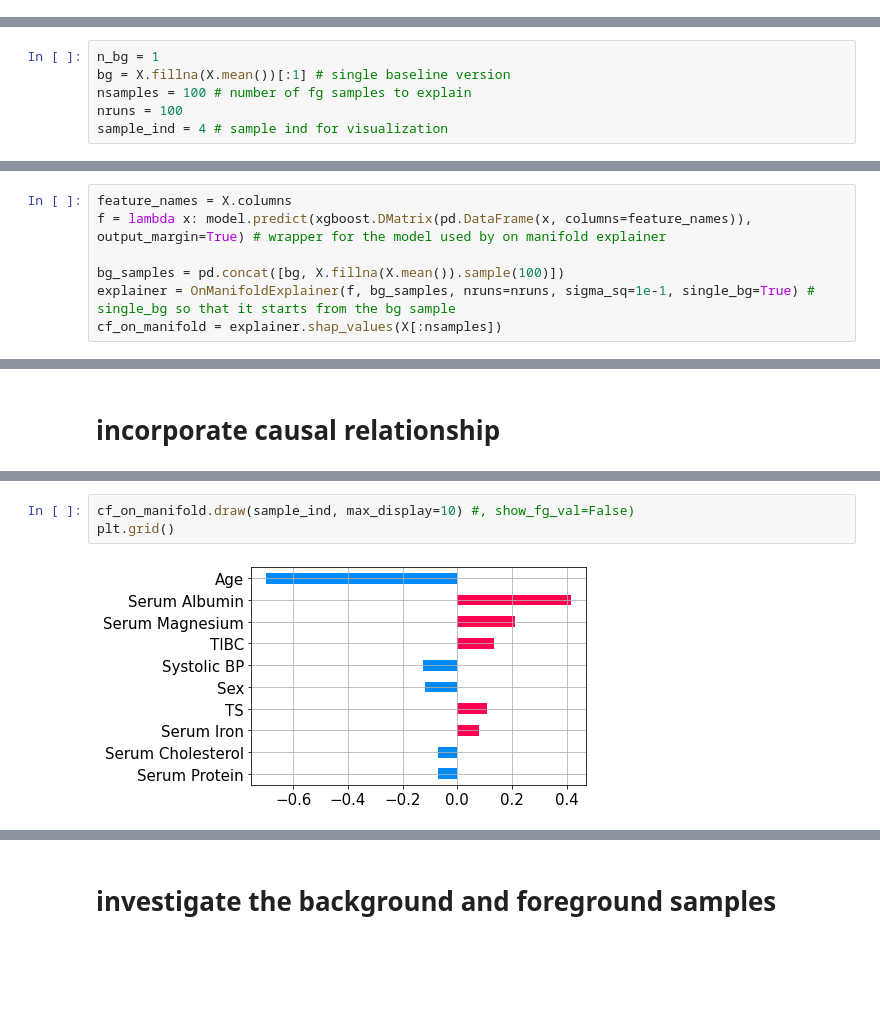
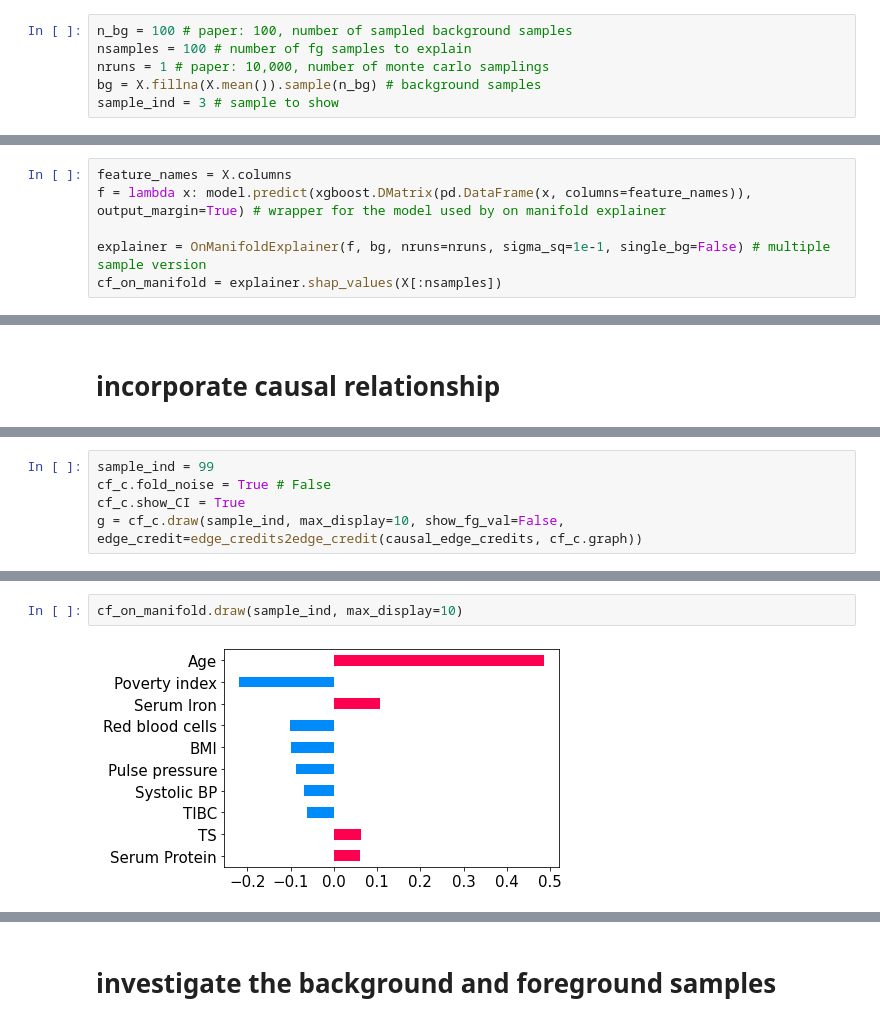
Before and after one commit to nathanwang000/Shapley-Flow, a Jupyter notebook: clean_notebooks/nutrition.ipynb, the cells around one changed output, grey strips where cells are left out. Cells and saved outputs as stored; diff of their text form; blank space fills up the shorter version.

```diff
--- a/clean_notebooks/nutrition.ipynb
+++ b/clean_notebooks/nutrition.ipynb
@@ -41,3 +36,9 @@ import matplotlib.pyplot as pl
+# %%
+n_bg = 100 # paper: 100, number of sampled background samples
+nsamples = 100 # number of fg samples to explain
+nruns = 1 # paper: 10,000, number of monte carlo samplings
+bg = X.fillna(X.mean()).sample(n_bg) # background samples
+sample_ind = 3 # sample to show
 # %% [markdown]
 # Train a model
 # %%
@@ -134,9 +133,3 @@ c_statistic_harrell(model_train.predict(xgb_test, ntree_limit=5000), y_test)
-# %%
-n_bg = 1
-bg = X.fillna(X.mean())[:1] # single baseline version
-nsamples = 100 # number of fg samples to explain
-nruns = 100
-sample_ind = 4 # sample ind for visualization
 # %% [markdown]
 # Ind Shap
 # %%
@@ -209,8 +184,7 @@ mean target: -1.7217752
 feature_names = X.columns
 f = lambda x: model.predict(xgboost.DMatrix(pd.DataFrame(x, columns=feature_names)), output_margin=True) # wrapper for the model used by on manifold explainer
 
-bg_samples = pd.concat([bg, X.fillna(X.mean()).sample(100)])
-explainer = OnManifoldExplainer(f, bg_samples, nruns=nruns, sigma_sq=1e-1, single_bg=True) # single_bg so that it starts from the bg sample
+explainer = OnManifoldExplainer(f, bg, nruns=nruns, sigma_sq=1e-1, single_bg=False) # multiple sample version
 cf_on_manifold = explainer.shap_values(X[:nsamples])
 # %%
 print('On manifold')
@@ -390,0 +352,5 @@ g = cf_c.draw(sample_ind, max_display=10, show_fg_val=False, edge_credit=causal_
+# %%
+sample_ind = 99
+cf_c.fold_noise = True # False
+cf_c.show_CI = True
+g = cf_c.draw(sample_ind, max_display=10, show_fg_val=False, edge_credit=edge_credits2edge_credit(causal_edge_credits, cf_c.graph))
@@ -394,7 +363,6 @@ cf.draw(sample_ind, max_display=10, show_fg_val=False, edge_credit=ind_edge_cred
 [drawing not drawn]
 <AGraph <Swig Object of type 'Agraph_t *' at 0x...>>
 # %%
-cf_on_manifold.draw(sample_ind, max_display=10) #, show_fg_val=False)
-plt.grid()
+cf_on_manifold.draw(sample_ind, max_display=10)
 # %% [output]
-[figure, old version]
+[figure, new version]
```
Also changed, not shown: parts of 39 cells of this notebook, 6 other files.
